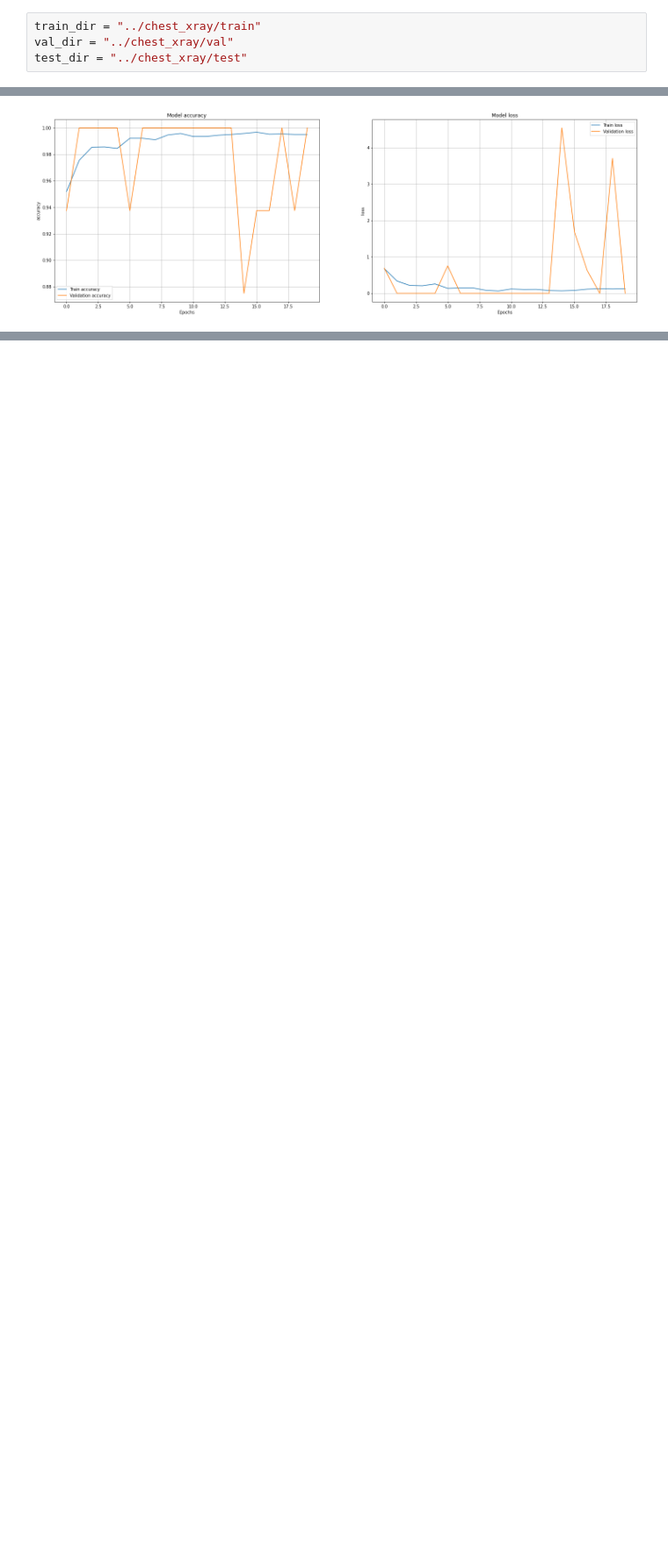
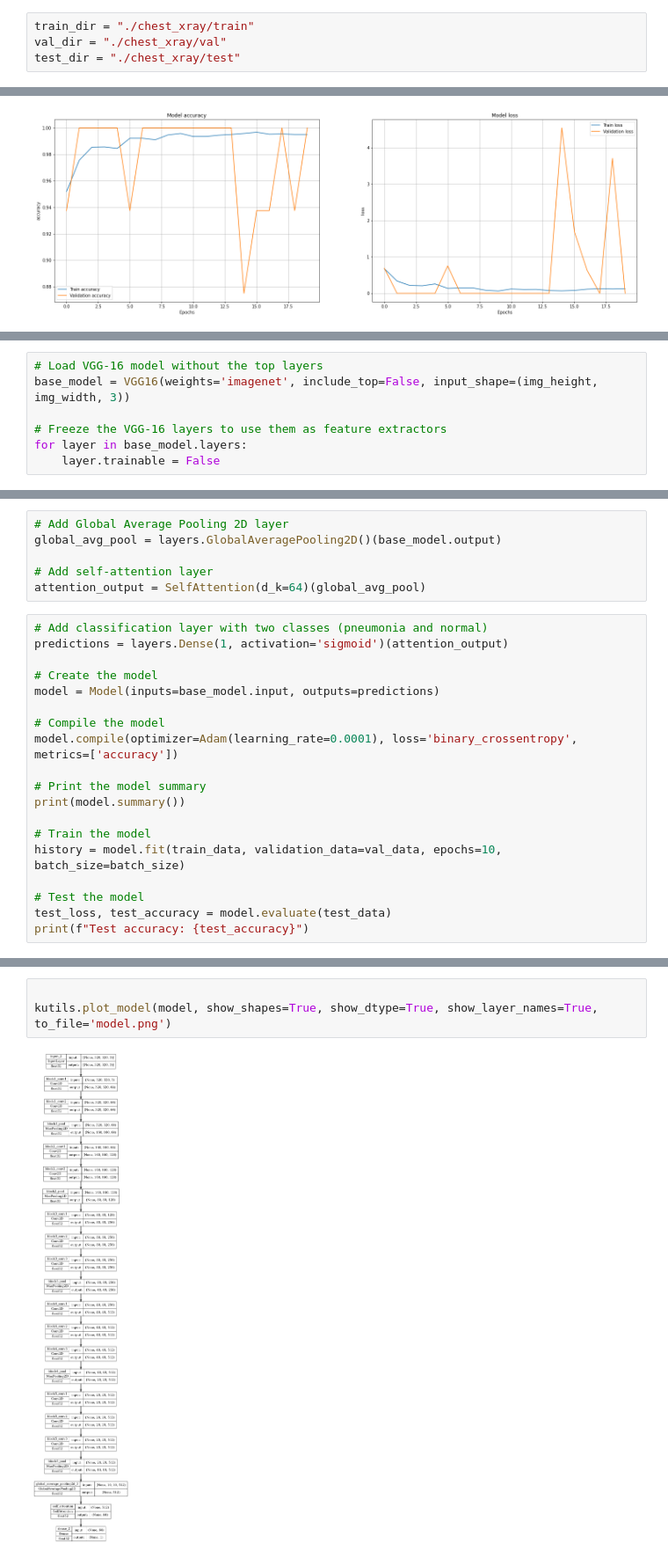
Before and after one commit to SikYinSun/COVID-19-Detection, a Jupyter notebook: COVID19_detection.ipynb, the cells around one changed output, grey strips where cells are left out. Shown at 88% size. Cells and saved outputs as stored; diff of their text form; blank space fills up the shorter version.

Commit message:
updates on attention and vit

```diff
--- a/COVID19_detection.ipynb
+++ b/COVID19_detection.ipynb
@@ -23,9 +128,9 @@ from tensorflow.keras.models import Model
 <font size=3>The link of Data:</font>
 https://www.kaggle.com/datasets/paultimothymooney/chest-xray-pneumonia
 # %%
-train_dir = "../chest_xray/train"
-val_dir = "../chest_xray/val"
-test_dir = "../chest_xray/test"
+train_dir = "./chest_xray/train"
+val_dir = "./chest_xray/val"
+test_dir = "./chest_xray/test"
 # %%
 img_height = 320
 img_width = 320
@@ -286,0 +381,7 @@ plt.show()
+# %%
+# Load VGG-16 model without the top layers
+base_model = VGG16(weights='imagenet', include_top=False, input_shape=(img_height, img_width, 3))
+
+# Freeze the VGG-16 layers to use them as feature extractors
+for layer in base_model.layers:
+    layer.trainable = False
@@ -286,0 +437,25 @@ plt.show()
+# %%
+# Add Global Average Pooling 2D layer
+global_avg_pool = layers.GlobalAveragePooling2D()(base_model.output)
+
+# Add self-attention layer
+attention_output = SelfAttention(d_k=64)(global_avg_pool)
+# %%
+# Add classification layer with two classes (pneumonia and normal)
+predictions = layers.Dense(1, activation='sigmoid')(attention_output)
+
+# Create the model
+model = Model(inputs=base_model.input, outputs=predictions)
+
+# Compile the model
+model.compile(optimizer=Adam(learning_rate=0.0001), loss='binary_crossentropy', metrics=['accuracy'])
+
+# Print the model summary
+print(model.summary())
+
+# Train the model
+history = model.fit(train_data, validation_data=val_data, epochs=10, batch_size=batch_size)
+
+# Test the model
+test_loss, test_accuracy = model.evaluate(test_data)
+print(f"Test accuracy: {test_accuracy}")
@@ -286,0 +481,5 @@ plt.show()
+# %%
+
+kutils.plot_model(model, show_shapes=True, show_dtype=True, show_layer_names=True, to_file='model.png')
+# %% [output]
+[figure, added]
```
Also changed, not shown: parts of 16 cells of this notebook, 2 other files.
